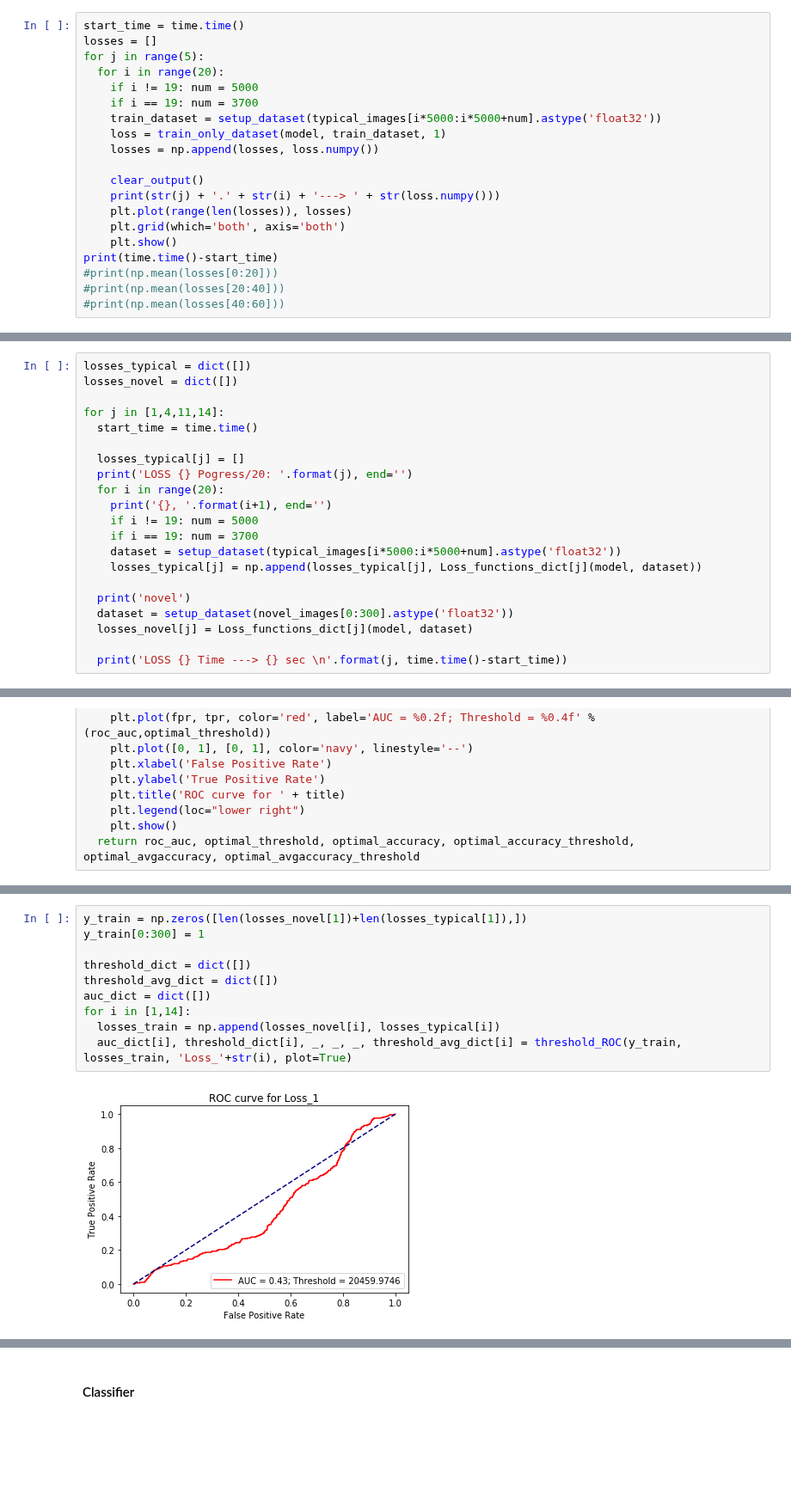
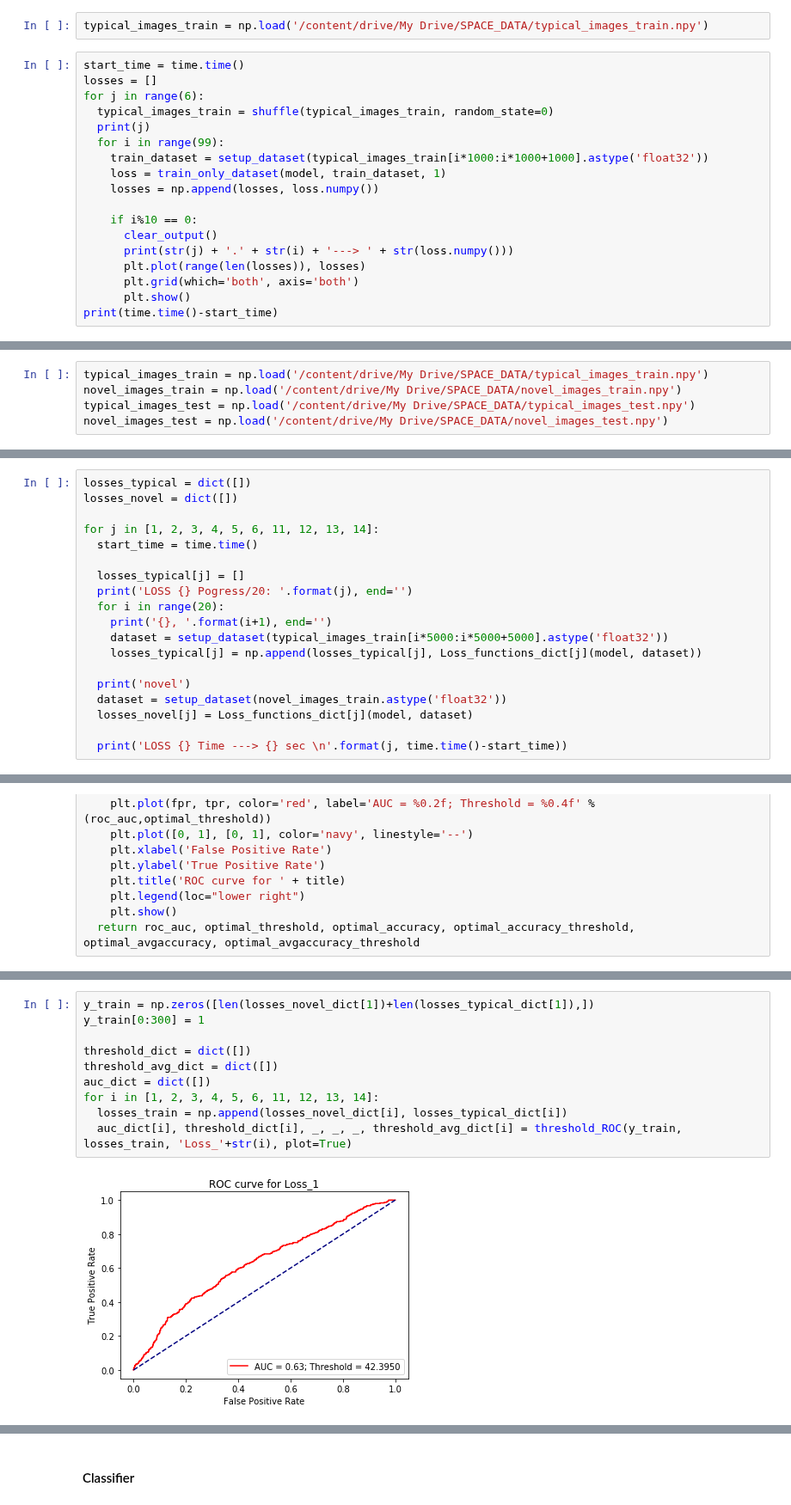
Before and after one commit to lorenzosintini/4YP, a Jupyter notebook: Models_v3/VAE_Novel_NASA.ipynb, the cells around one changed output, grey strips where cells are left out. Shown at 86% size. Drawn from its saved outputs; the diff is of its cells as text; blank space fills up the shorter version.

```diff
--- a/Models_v3/VAE_Novel_NASA.ipynb
+++ b/Models_v3/VAE_Novel_NASA.ipynb
@@ -164,24 +194,24 @@ input_range = np.amax(typical_images)
 # %%
 z_size = 768
 model = CVAE(z_size)
+# %%
+typical_images_train = np.load('/content/drive/My Drive/SPACE_DATA/typical_images_train.npy')
 # %%
 start_time = time.time()
 losses = []
-for j in range(5):
-  for i in range(20):
-    if i != 19: num = 5000
-    if i == 19: num = 3700
-    train_dataset = setup_dataset(typical_images[i*5000:i*5000+num].astype('float32'))
+for j in range(6):
+  typical_images_train = shuffle(typical_images_train, random_state=0)
+  print(j)
+  for i in range(99):
+    train_dataset = setup_dataset(typical_images_train[i*1000:i*1000+1000].astype('float32'))
     loss = train_only_dataset(model, train_dataset, 1)
     losses = np.append(losses, loss.numpy())
 
-    clear_output()
-    print(str(j) + '.' + str(i) + '---> ' + str(loss.numpy()))
-    plt.plot(range(len(losses)), losses)
-    plt.grid(which='both', axis='both')
-    plt.show()
+    if i%10 == 0:
+      clear_output()
+      print(str(j) + '.' + str(i) + '---> ' + str(loss.numpy()))
+      plt.plot(range(len(losses)), losses)
+      plt.grid(which='both', axis='both')
+      plt.show()
 print(time.time()-start_time)
-#print(np.mean(losses[0:20]))
-#print(np.mean(losses[20:40]))
-#print(np.mean(losses[40:60]))
 # %% [output]
@@ -312,6 +315,11 @@ Loss_15 = Euclidean distance between means of the distributions
 Loss_16 = Bhattacharyya distance between distributions
 
 Loss_17 = Density latent space
+# %%
+typical_images_train = np.load('/content/drive/My Drive/SPACE_DATA/typical_images_train.npy')
+novel_images_train = np.load('/content/drive/My Drive/SPACE_DATA/novel_images_train.npy')
+typical_images_test = np.load('/content/drive/My Drive/SPACE_DATA/typical_images_test.npy')
+novel_images_test = np.load('/content/drive/My Drive/SPACE_DATA/novel_images_test.npy')
 # %%
 def Loss_1(model, x):
   losses_per_image = []
@@ -592,20 +615,18 @@ Loss_functions_dict = dict([(1,Loss_1),(2,Loss_2),(3,Loss_3),(4,Loss_4),(5,Loss_
 losses_typical = dict([])
 losses_novel = dict([])
 
-for j in [1,4,11,14]:
+for j in [1, 2, 3, 4, 5, 6, 11, 12, 13, 14]:
   start_time = time.time()
 
   losses_typical[j] = []
   print('LOSS {} Pogress/20: '.format(j), end='')
   for i in range(20):
     print('{}, '.format(i+1), end='')
-    if i != 19: num = 5000
-    if i == 19: num = 3700
-    dataset = setup_dataset(typical_images[i*5000:i*5000+num].astype('float32'))
+    dataset = setup_dataset(typical_images_train[i*5000:i*5000+5000].astype('float32'))
     losses_typical[j] = np.append(losses_typical[j], Loss_functions_dict[j](model, dataset))
 
   print('novel')
-  dataset = setup_dataset(novel_images[0:300].astype('float32'))
+  dataset = setup_dataset(novel_images_train.astype('float32'))
   losses_novel[j] = Loss_functions_dict[j](model, dataset)
 
   print('LOSS {} Time ---> {} sec \n'.format(j, time.time()-start_time))
@@ -659,12 +768,12 @@ def threshold_ROC(y_true, y_score, title, plot=True):
 # %%
-y_train = np.zeros([len(losses_novel[1])+len(losses_typical[1]),])
+y_train = np.zeros([len(losses_novel_dict[1])+len(losses_typical_dict[1]),])
 y_train[0:300] = 1
 
 threshold_dict = dict([])
 threshold_avg_dict = dict([])
 auc_dict = dict([])
-for i in [1,14]:
-  losses_train = np.append(losses_novel[i], losses_typical[i])
+for i in [1, 2, 3, 4, 5, 6, 11, 12, 13, 14]:
+  losses_train = np.append(losses_novel_dict[i], losses_typical_dict[i])
   auc_dict[i], threshold_dict[i], _, _, _, threshold_avg_dict[i] = threshold_ROC(y_train, losses_train, 'Loss_'+str(i), plot=True)
 # %% [output]
-[figure, old version]
+[figure, new version]
```
Also changed, not shown: parts of 26 cells of this notebook.
